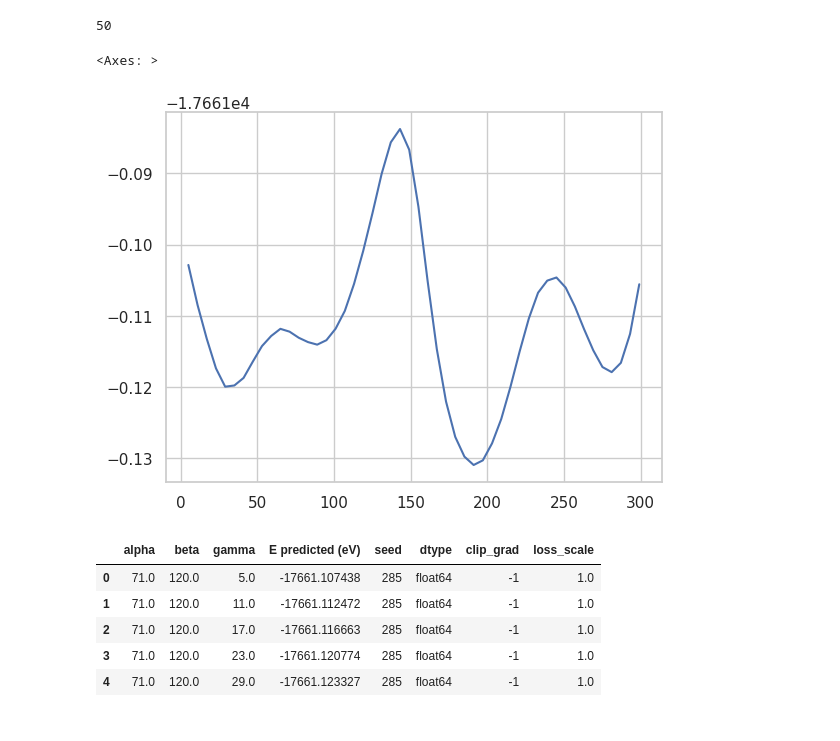
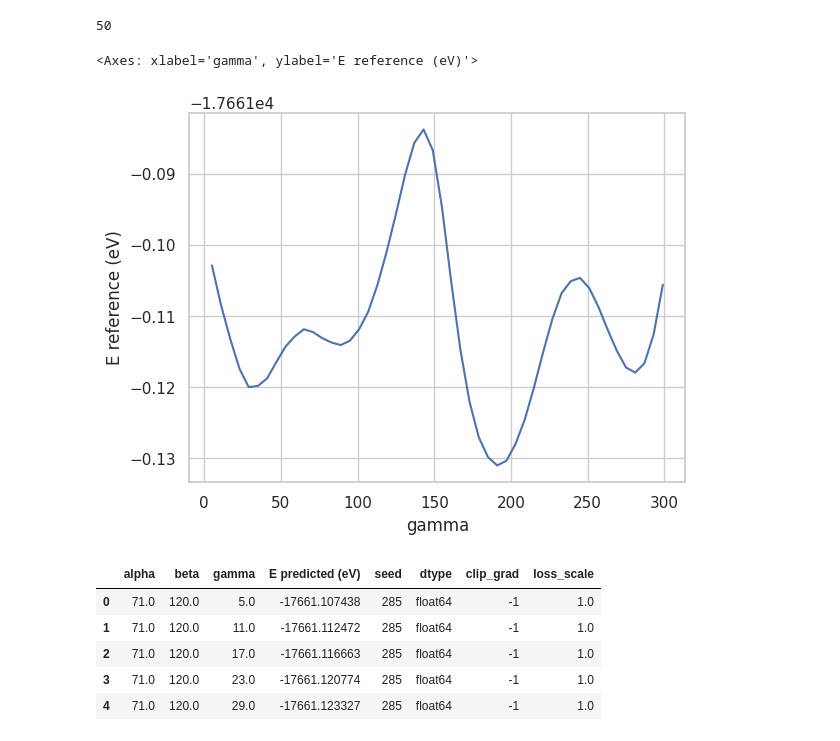
Before and after one commit to hatemhelal/mace, a Jupyter notebook: experiments/eval_sweep.ipynb, the cells around one changed output. Saved outputs shown, nothing was run; the diff lists cells and outputs as text; code cells hidden in the pictures.

```diff
--- a/experiments/eval_sweep.ipynb
+++ b/experiments/eval_sweep.ipynb
@@ -190,11 +189,16 @@ len(subset)
 # %% [output]
 50
 # %%
-Eref = np.stack([d.info["energy"] for d in subset])
-sns.lineplot(x=gamma[mask], y=Eref)
+ref_df = pd.DataFrame(
+    {
+        "gamma": gamma[mask],
+        "E reference (eV)": np.stack([d.info["energy"] for d in subset]),
+    }
+)
+sns.lineplot(ref_df, x="gamma", y="E reference (eV)")
 # %% [output]
-<Axes: >
+<Axes: xlabel='gamma', ylabel='E reference (eV)'>
-[figure, old version]
+[figure, new version]
 # %%
 def eval_slice(checkpoint_file: str, device: str = device):
     model = torch.load(checkpoint_file)
```
Also changed, not shown: parts of 6 cells of this notebook.
